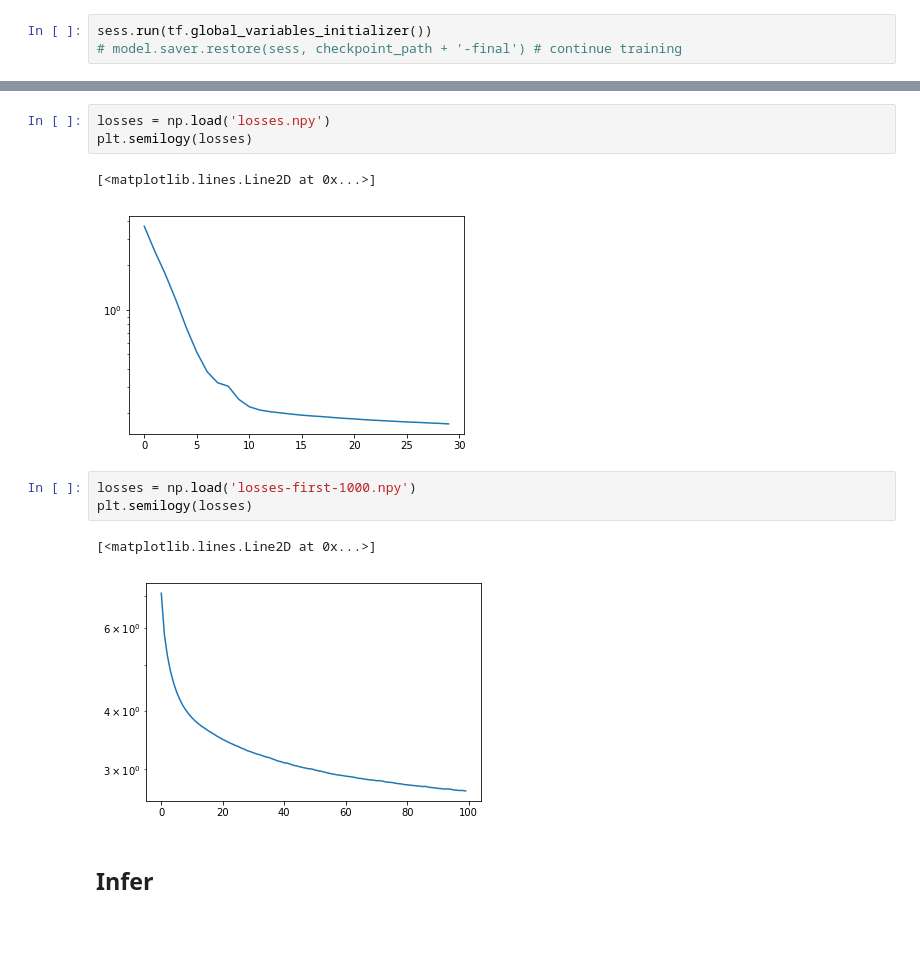
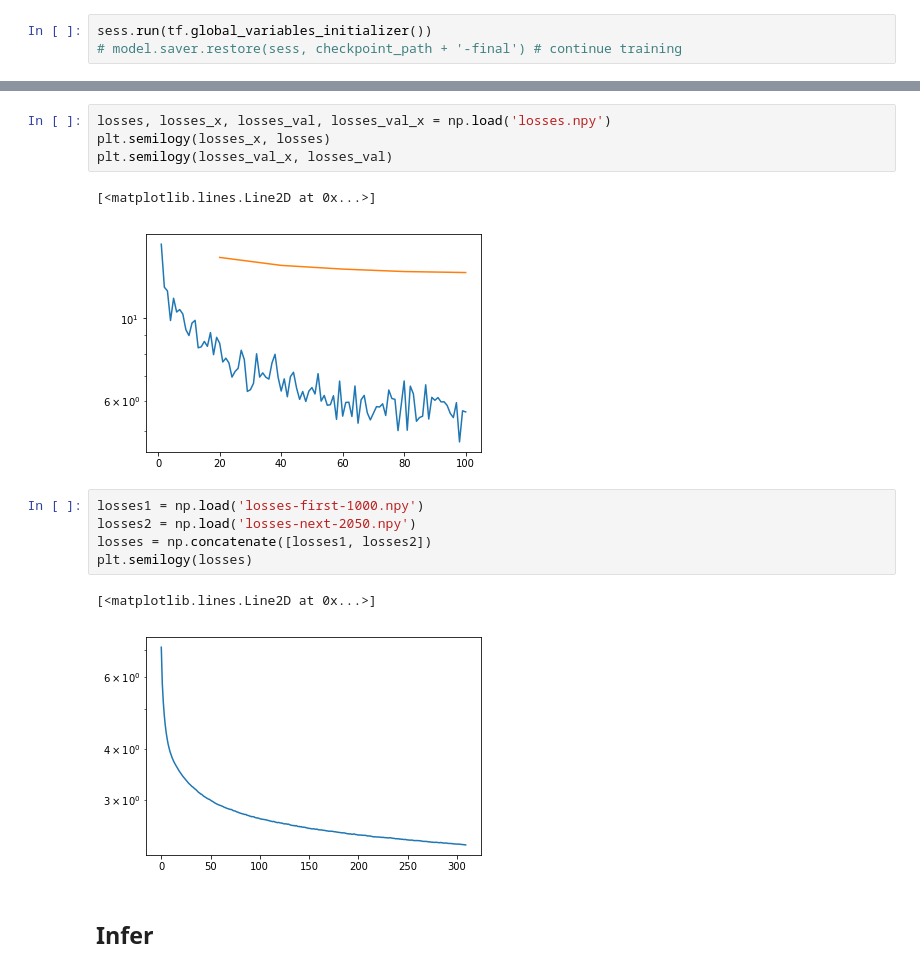
Before and after one commit to PuncocharM/txa-project-image-captioning, a Jupyter notebook: RNN Captioning.ipynb, the cells around one changed output, grey strips where cells are left out. Cells and saved outputs as stored; diff of their text form; blank space fills up the shorter version.

```diff
--- a/RNN Captioning.ipynb
+++ b/RNN Captioning.ipynb
@@ -79,17 +79,20 @@ Saved final model to checkpoints/coco-caption.ckp-final
 Final training loss: 0.169065847993
 It took 00h 01m 15s
 # %%
-losses = np.load('losses.npy')
-plt.semilogy(losses)
+losses, losses_x, losses_val, losses_val_x = np.load('losses.npy')
+plt.semilogy(losses_x, losses)
+plt.semilogy(losses_val_x, losses_val)
 # %% [output]
 [<matplotlib.lines.Line2D at 0x...>]
-[figure, old version]
+[figure, new version]
 # %%
-losses = np.load('losses-first-1000.npy')
+losses1 = np.load('losses-first-1000.npy')
+losses2 = np.load('losses-next-2050.npy')
+losses = np.concatenate([losses1, losses2])
 plt.semilogy(losses)
 # %% [output]
 [<matplotlib.lines.Line2D at 0x...>]
-[figure, old version]
+[figure, new version]
 # %% [markdown]
 ## Infer
 # %%
```
Also changed, not shown: 4 other files.
